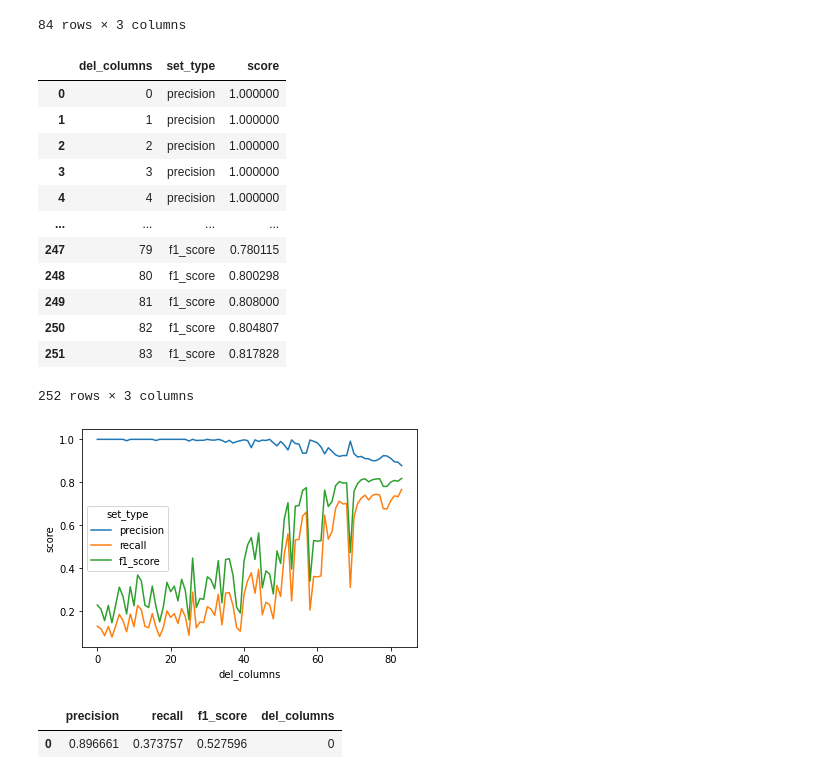
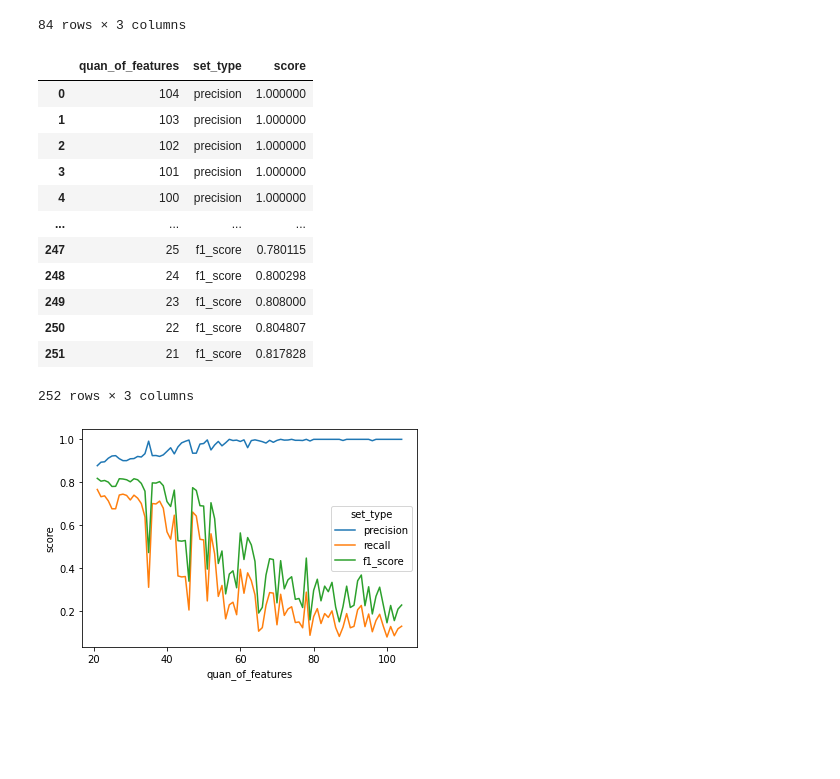
Before and after one commit to Artyom1363/SweetHash, a Jupyter notebook: bmstu_make_model.ipynb, the cells around one changed output. Drawn from its saved outputs; the diff is of its cells as text; code cells hidden in the pictures; blank space fills up the shorter version.

```diff
--- a/bmstu_make_model.ipynb
+++ b/bmstu_make_model.ipynb
@@ -276,30 +276,34 @@ metrics_scores
 84 rows × 3 columns
 # %%
 metrics_scores = metrics_scores.reset_index().drop(columns = ['index'])
-metrics_scores['del_columns'] = metrics_scores.index
+quantity_of_features = list()
+for i in range(len(metrics_scores.index)):
+    quantity_of_features.append(len(model_data_aggregates.columns) - 1 - i)
+metrics_scores['quan_of_features'] = quantity_of_features
 # %%
 scores_data = pd.melt(metrics_scores,value_vars = ['precision', 'recall', 'f1_score'],
-                                 var_name = 'set_type', value_name = 'score', id_vars = 'del_columns')
+                    var_name = 'set_type', value_name = 'score',
+                    id_vars = 'quan_of_features')
 # %%
 scores_data
 # %% [output]
-|  | del_columns | set_type | score |
-| 0 | 0 | precision | 1.000000 |
-| 1 | 1 | precision | 1.000000 |
-| 2 | 2 | precision | 1.000000 |
-| 3 | 3 | precision | 1.000000 |
-| 4 | 4 | precision | 1.000000 |
+|  | quan_of_features | set_type | score |
+| 0 | 104 | precision | 1.000000 |
+| 1 | 103 | precision | 1.000000 |
+| 2 | 102 | precision | 1.000000 |
+| 3 | 101 | precision | 1.000000 |
+| 4 | 100 | precision | 1.000000 |
 | ... | ... | ... | ... |
-| 247 | 79 | f1_score | 0.780115 |
-| 248 | 80 | f1_score | 0.800298 |
-| 249 | 81 | f1_score | 0.808000 |
-| 250 | 82 | f1_score | 0.804807 |
-| 251 | 83 | f1_score | 0.817828 |
+| 247 | 25 | f1_score | 0.780115 |
+| 248 | 24 | f1_score | 0.800298 |
+| 249 | 23 | f1_score | 0.808000 |
+| 250 | 22 | f1_score | 0.804807 |
+| 251 | 21 | f1_score | 0.817828 |
 252 rows × 3 columns
 # %%
 import seaborn as sns
-graf = sns.lineplot(x = 'del_columns', y = 'score', hue = 'set_type', data = scores_data)
+graf = sns.lineplot(x = 'quan_of_features', y = 'score', hue = 'set_type', data = scores_data)
 g = graf.get_figure()
 g.savefig("myfig.png")
 # %% [output]
-[figure, old version]
+[figure, new version]
@@ -308,5 +309,0 @@ metrics_scores['del_columns'] = metrics_scores.index
-# %%
-metrics_scores
-# %% [output]
-|  | precision | recall | f1_score | del_columns |
-| 0 | 0.896661 | 0.373757 | 0.527596 | 0 |
```
Also changed, not shown: parts of 3 cells of this notebook.
